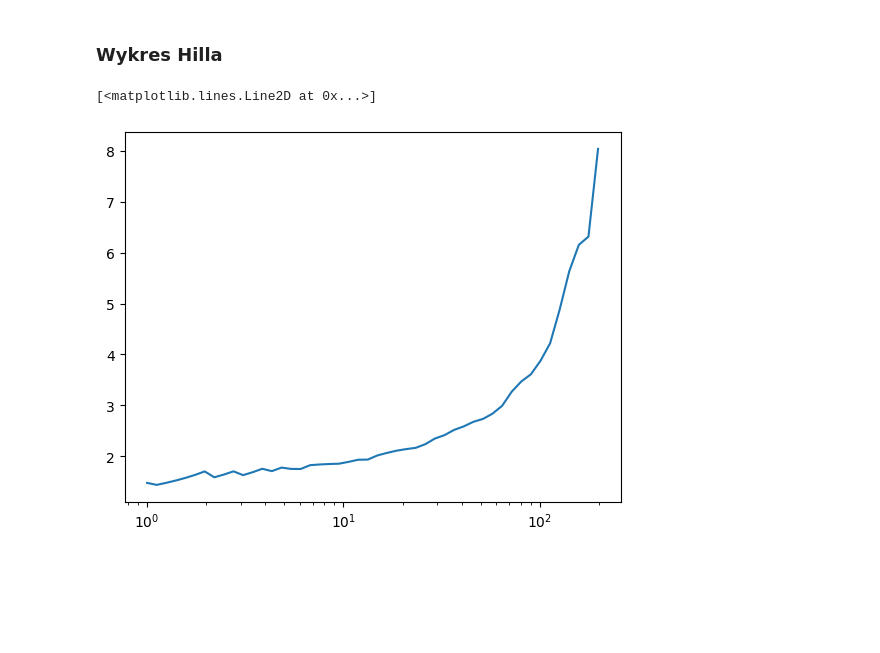
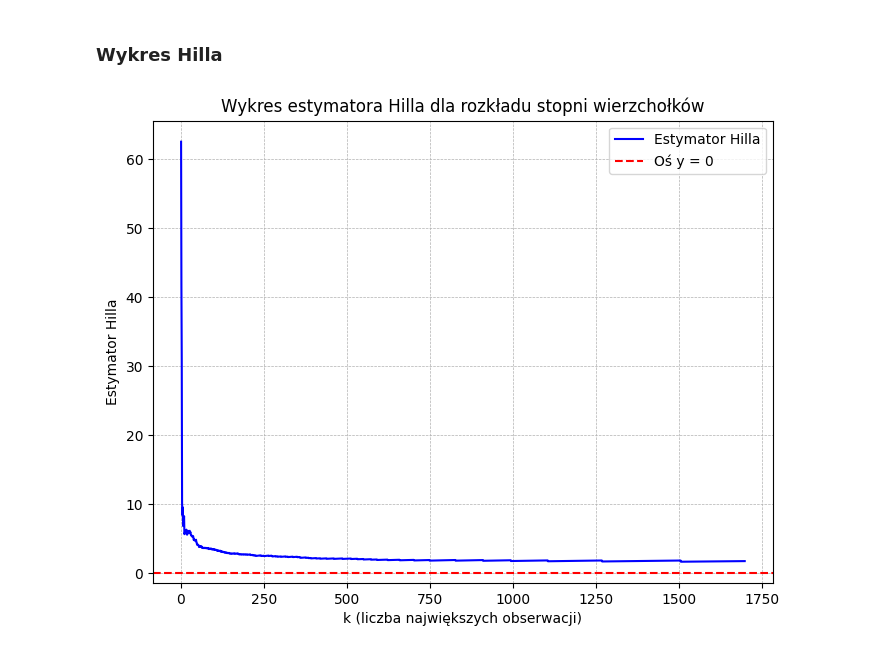
Before and after one commit to Newtoneiro/TASS_sieci_spo-eczne, a Jupyter notebook: projekt_b.ipynb, the cells around one changed output. Saved outputs shown, nothing was run; the diff lists cells and outputs as text; code cells hidden in the pictures; blank space fills up the shorter version.

Commit message:
fix hill

```diff
--- a/projekt_b.ipynb
+++ b/projekt_b.ipynb
@@ -176,29 +175,30 @@ print(f"Wyznaczony wykładnik rozkładu potęgowego: {slope:.2f}")
 Wyznaczony wykładnik rozkładu potęgowego: -1.64
 # %% [markdown]
 ### Wykres Hilla
-# %%
-degrees = [elem[1] for elem in largest_subgraph.degree()]
-
-NO_BINS = 50
-
-bins=np.logspace(
-    np.log10(min(degrees)),
-    np.log10(max(degrees)),
-    num=NO_BINS
-)
-
-_, bin_edges = np.histogram(
-    np.array(list(degrees)),
-    bins
-)
-
-alpha = np.zeros(len(bin_edges[:-2]))
-
-for i in range(0, len(bin_edges) - 2):
-    fit = powerlaw.Fit(list(degrees), xmin=bin_edges[i], discrete=True)
-    alpha[i] = fit.alpha
-
-plt.semilogx(bin_edges[:-2], alpha)
-# %% [output]
-[<matplotlib.lines.Line2D at 0x...>]
-[figure, removed]
+# %%
+def hill_estimator(data, k):
+    if k <= 0 or k >= len(data):
+        raise ValueError(f"k [{k}] musi być w przedziale (0, {len(data)})")
+    x_k = data[k]
+    y_k = (1 / k) * sum(np.log(data[:k] / x_k))
+    return 1 + pow(y_k, -1)
+
+
+degree_sequence = np.array(sorted([d for _, d in largest_subgraph.degree()], reverse=True)) # posortowanie stopni wierzchołków malejąco
+k_values = range(1, len(degree_sequence)) # wybór k (liczba największych obserwacji)
+
+# obliczanie estymatora Hilla dla różnych wartości k
+hill_values = [hill_estimator(degree_sequence, k) for k in k_values]
+
+# rysowanie wykresu
+plt.figure(figsize=(8, 6))
+plt.plot(k_values, hill_values, 'b-', label="Estymator Hilla")
+plt.xlabel("k (liczba największych obserwacji)")
+plt.ylabel("Estymator Hilla")
+plt.title("Wykres estymatora Hilla dla rozkładu stopni wierzchołków")
+plt.axhline(y=0, color="red", linestyle="--", label="Oś y = 0")
+plt.legend()
+plt.grid(True, linestyle="--", linewidth=0.5)
+plt.show()
+# %% [output]
+[figure, added]
```
Also changed, not shown: parts of 2 cells of this notebook, 1 other file.
